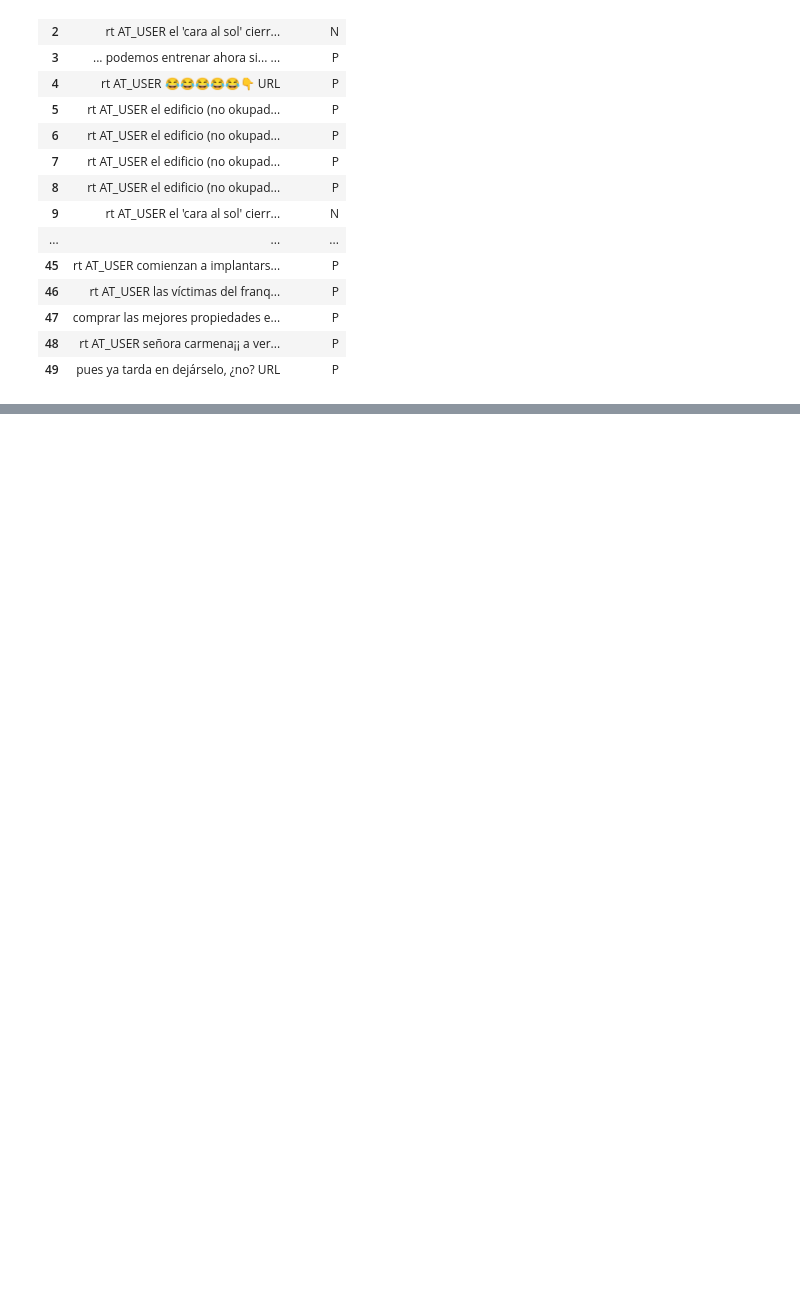
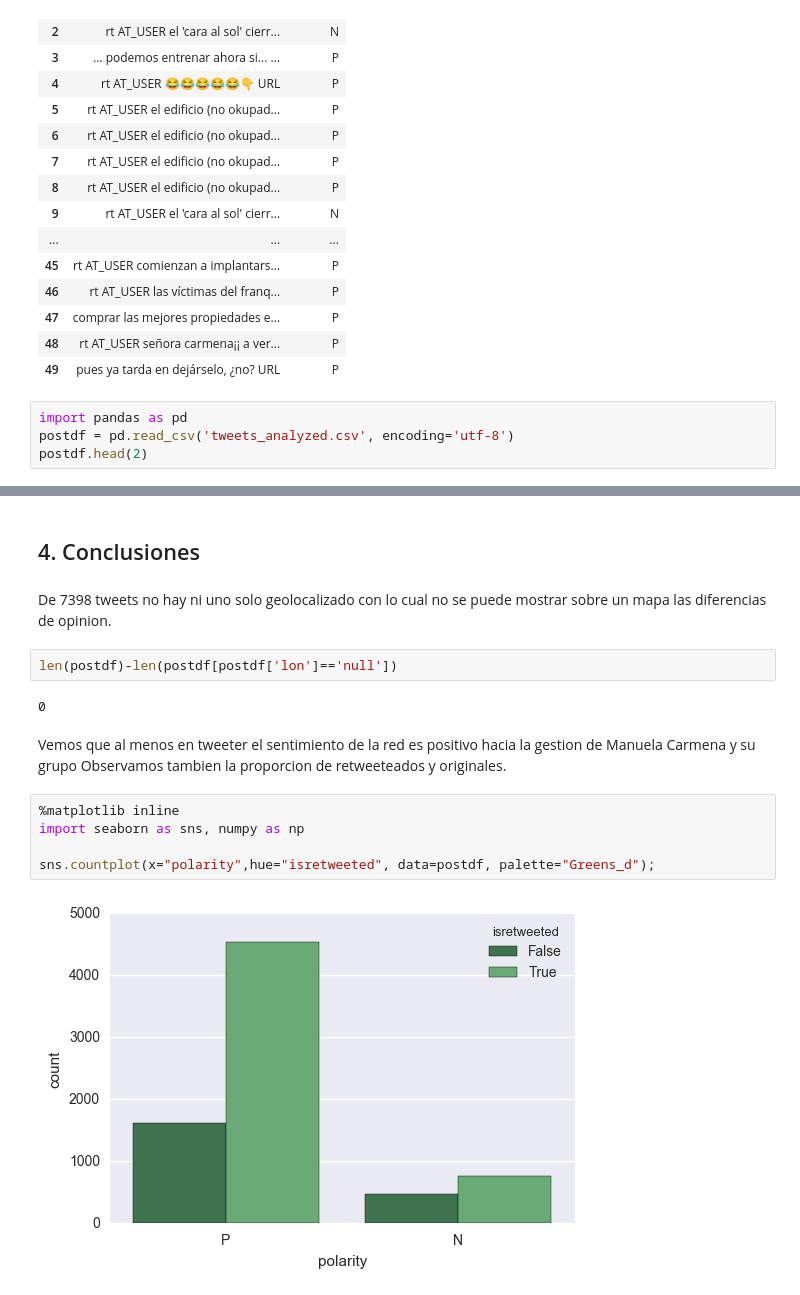
Before and after one commit to amarino5/Master-BigData-CIFF-2016, a Jupyter notebook: analisisDeSentieminto/Tweeter Sentiment Analysis.ipynb, the cells around one changed output, grey strips where cells are left out. Drawn from its saved outputs; the diff is of its cells as text; blank space fills up the shorter version.

Commit message:
Sentiment analysis on tweeter

```diff
--- a/analisisDeSentieminto/Tweeter Sentiment Analysis.ipynb
+++ b/analisisDeSentieminto/Tweeter Sentiment Analysis.ipynb
@@ -264,3 +290,7 @@ dftweets[['tweet','polarity']].head(50)
 | 47 | comprar las mejores propiedades e... | P |
 | 48 | rt AT_USER señora carmena¡¡ a ver... | P |
 | 49 | pues ya tarda en dejárselo, ¿no? URL | P |
+# %%
+import pandas as pd
+postdf = pd.read_csv('tweets_analyzed.csv', encoding='utf-8')
+postdf.head(2)
@@ -266,0 +301,18 @@ dftweets[['tweet','polarity']].head(50)
+# %% [markdown]
+## 4. Conclusiones
+# %% [markdown]
+De 7398 tweets no hay ni uno solo geolocalizado con lo cual no se puede mostrar sobre un mapa las diferencias de opinion.
+# %%
+len(postdf)-len(postdf[postdf['lon']=='null'])
+# %% [output]
+0
+# %% [markdown]
+Vemos que al menos en tweeter el sentimiento de la red es positivo hacia la gestion de Manuela Carmena y su grupo
+Observamos tambien la proporcion de retweeteados y originales.
+# %%
+%matplotlib inline
+import seaborn as sns, numpy as np
+
+sns.countplot(x="polarity",hue="isretweeted", data=postdf, palette="Greens_d");
+# %% [output]
+[figure, added]
```
Also changed, not shown: parts of 31 cells of this notebook, 7 other files.
